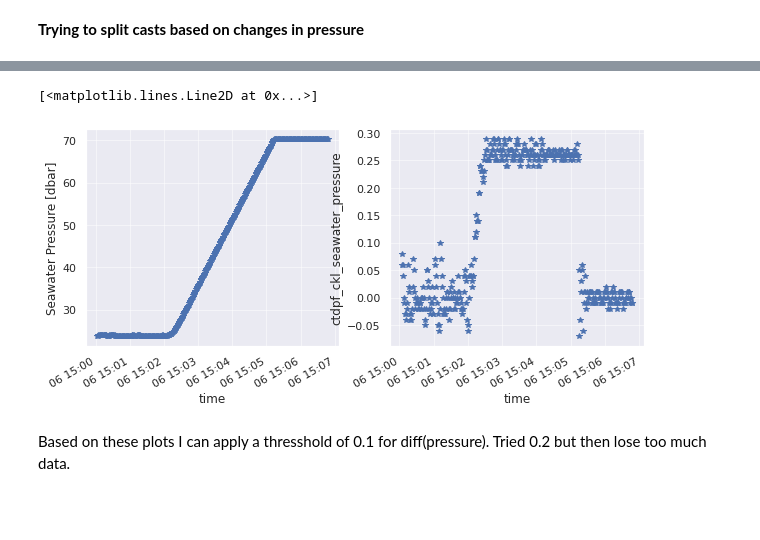
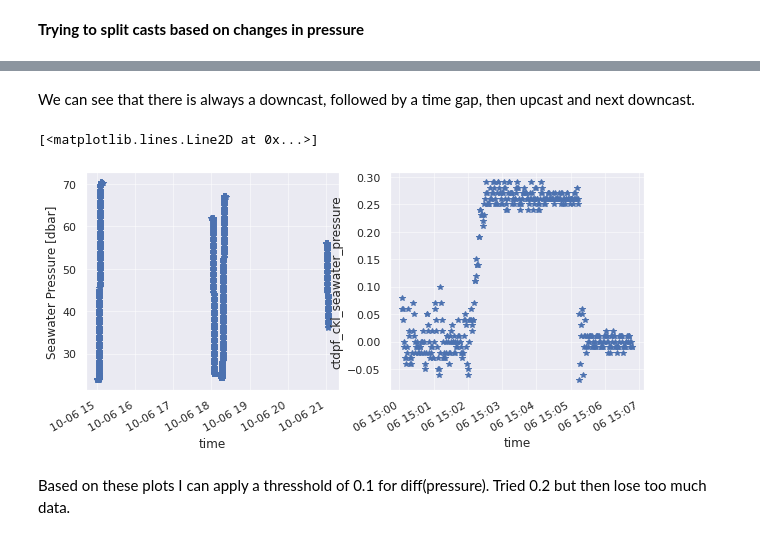
Before and after one commit to sryan288/ohw20-proj-ooi-profiles-section, a Jupyter notebook: OOI_profiles_Svenja.ipynb, the cells around one changed output, grey strips where cells are left out. Drawn from its saved outputs; the diff is of its cells as text; code cells hidden in the pictures; blank space fills up the shorter version.

```diff
--- a/OOI_profiles_Svenja.ipynb
+++ b/OOI_profiles_Svenja.ipynb
@@ -117,15 +125,15 @@ A few steps I would take next:
+# %% [markdown]
+We can see that there is always a downcast, followed by a time gap, then upcast and next downcast.
 # %%
-dummy = ds['inshore']
-
 # plot first cast to check
 fig,ax = plt.subplots(ncols=2,figsize=(10,4))
-dummy.ctdpf_ckl_seawater_pressure[0:400].plot(marker='*',linestyle='',ax=ax[0])
+dummy.ctdpf_ckl_seawater_pressure[0:1500].plot(marker='*',linestyle='',ax=ax[0])
 
 # plot difference in pressure
 dummy.ctdpf_ckl_seawater_pressure[0:400].diff(dim='time').plot(marker='*',linestyle='',ax=ax[1])
 # %% [output]
 [<matplotlib.lines.Line2D at 0x...>]
-[figure, old version]
+[figure, new version]
 # %% [markdown]
 Based on these plots I can apply a thresshold of 0.1 for diff(pressure). Tried 0.2 but then lose too much data.
 # %%
```
Also changed, not shown: parts of 1 cell of this notebook.
